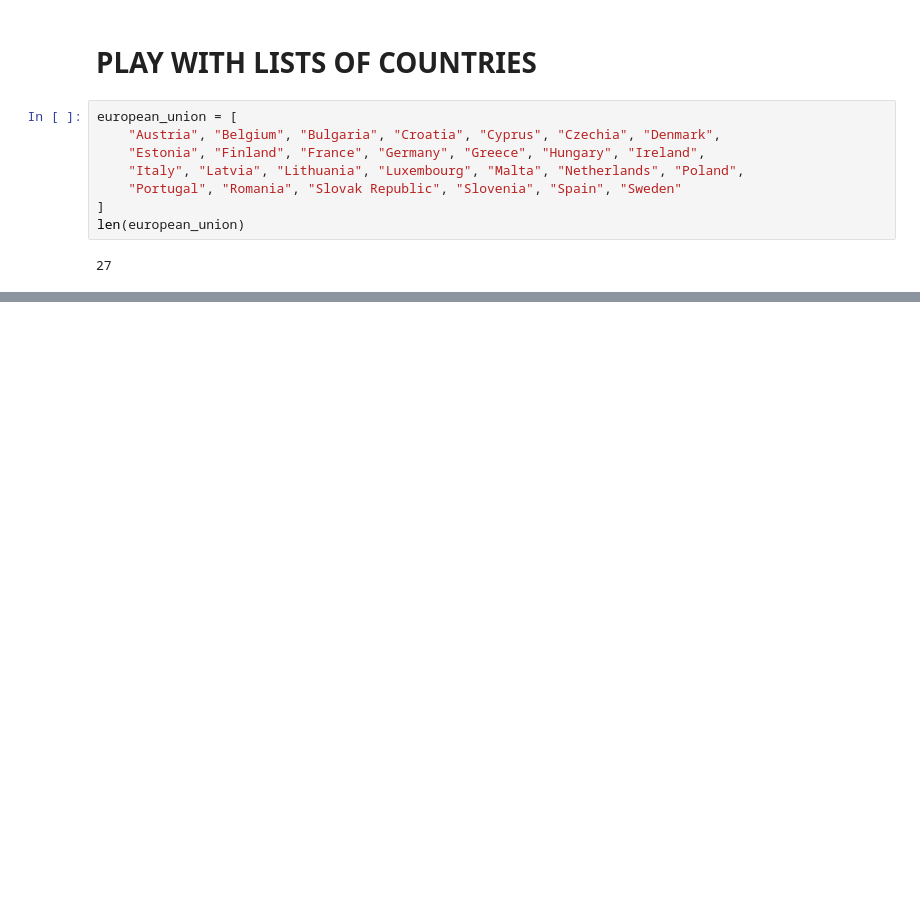
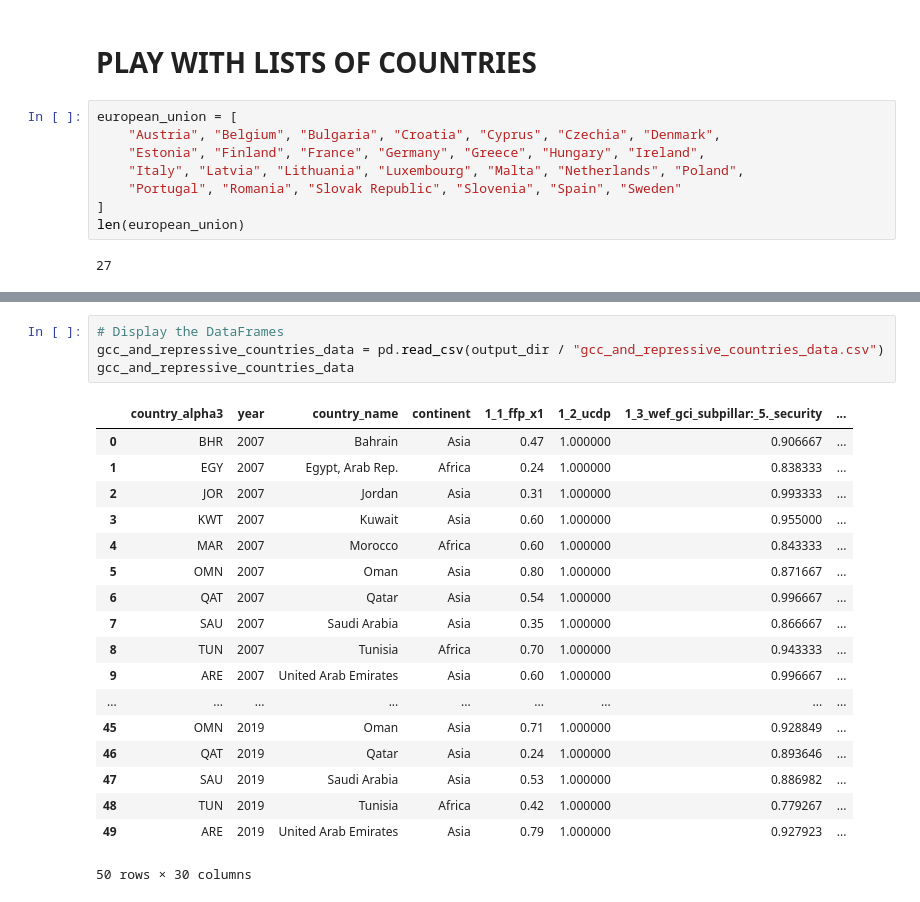
Before and after one commit to sergeimolinari/IDOS-PPP, a Jupyter notebook: src/idos_ppp/data_management/try.ipynb, the cells around one changed output, grey strips where cells are left out. Cells and saved outputs as stored; diff of their text form; blank space fills up the shorter version.

Commit message:
Try to merge with conflict, gcc and repressive countries.

```diff
--- a/src/idos_ppp/data_management/try.ipynb
+++ b/src/idos_ppp/data_management/try.ipynb
@@ -264,0 +360,23 @@ print(len(conflict_countries), len(conflict_and_postconflict), len(gcc_high_inco
+# %%
+# Display the DataFrames
+gcc_and_repressive_countries_data = pd.read_csv(output_dir / "gcc_and_repressive_countries_data.csv")
+gcc_and_repressive_countries_data
+# %% [output]
+|  | country_alpha3 | year | country_name | continent | 1_1_ffp_x1 | 1_2_ucdp | 1_3_wef_gci_subpillar:_5._security | ... |
+| 0 | BHR | 2007 | Bahrain | Asia | 0.47 | 1.000000 | 0.906667 | ... |
+| 1 | EGY | 2007 | Egypt, Arab Rep. | Africa | 0.24 | 1.000000 | 0.838333 | ... |
+| 2 | JOR | 2007 | Jordan | Asia | 0.31 | 1.000000 | 0.993333 | ... |
+| 3 | KWT | 2007 | Kuwait | Asia | 0.60 | 1.000000 | 0.955000 | ... |
+| 4 | MAR | 2007 | Morocco | Africa | 0.60 | 1.000000 | 0.843333 | ... |
+| 5 | OMN | 2007 | Oman | Asia | 0.80 | 1.000000 | 0.871667 | ... |
+| 6 | QAT | 2007 | Qatar | Asia | 0.54 | 1.000000 | 0.996667 | ... |
+| 7 | SAU | 2007 | Saudi Arabia | Asia | 0.35 | 1.000000 | 0.866667 | ... |
+| 8 | TUN | 2007 | Tunisia | Africa | 0.70 | 1.000000 | 0.943333 | ... |
+| 9 | ARE | 2007 | United Arab Emirates | Asia | 0.60 | 1.000000 | 0.996667 | ... |
+| ... | ... | ... | ... | ... | ... | ... | ... | ... |
+| 45 | OMN | 2019 | Oman | Asia | 0.71 | 1.000000 | 0.928849 | ... |
+| 46 | QAT | 2019 | Qatar | Asia | 0.24 | 1.000000 | 0.893646 | ... |
+| 47 | SAU | 2019 | Saudi Arabia | Asia | 0.53 | 1.000000 | 0.886982 | ... |
+| 48 | TUN | 2019 | Tunisia | Africa | 0.42 | 1.000000 | 0.779267 | ... |
+| 49 | ARE | 2019 | United Arab Emirates | Asia | 0.79 | 1.000000 | 0.927923 | ... |
+50 rows × 30 columns
```
Also changed, not shown: parts of 5 cells of this notebook, 2 other files.
